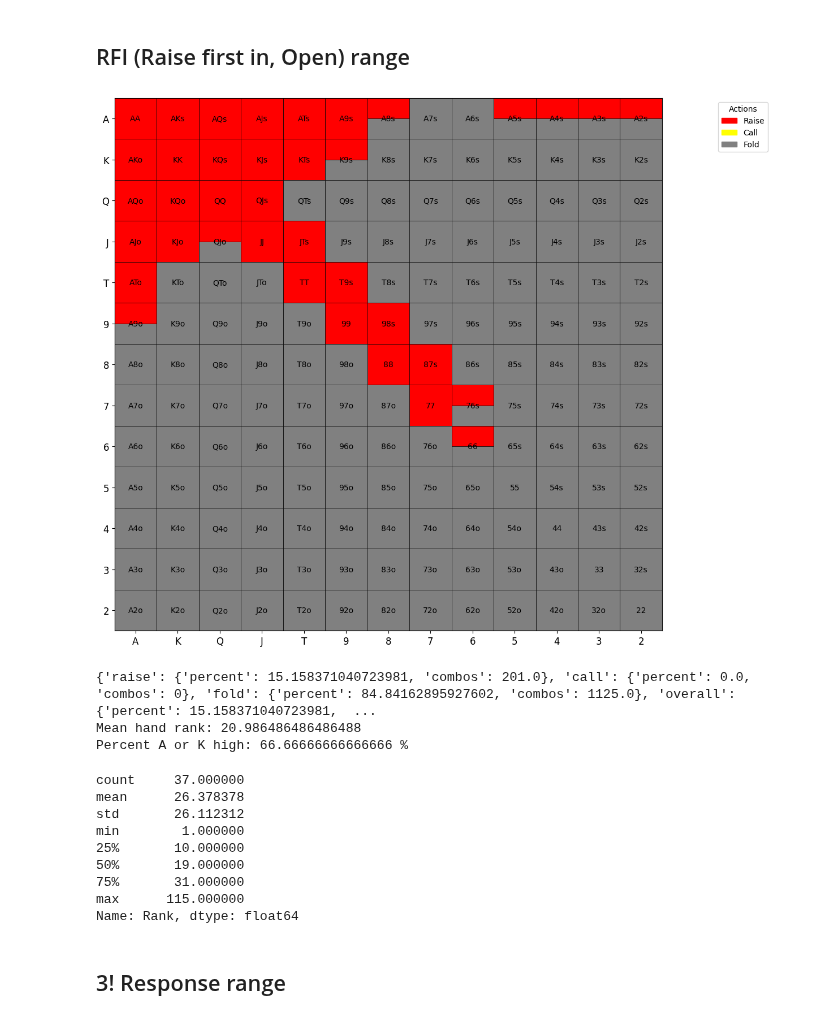
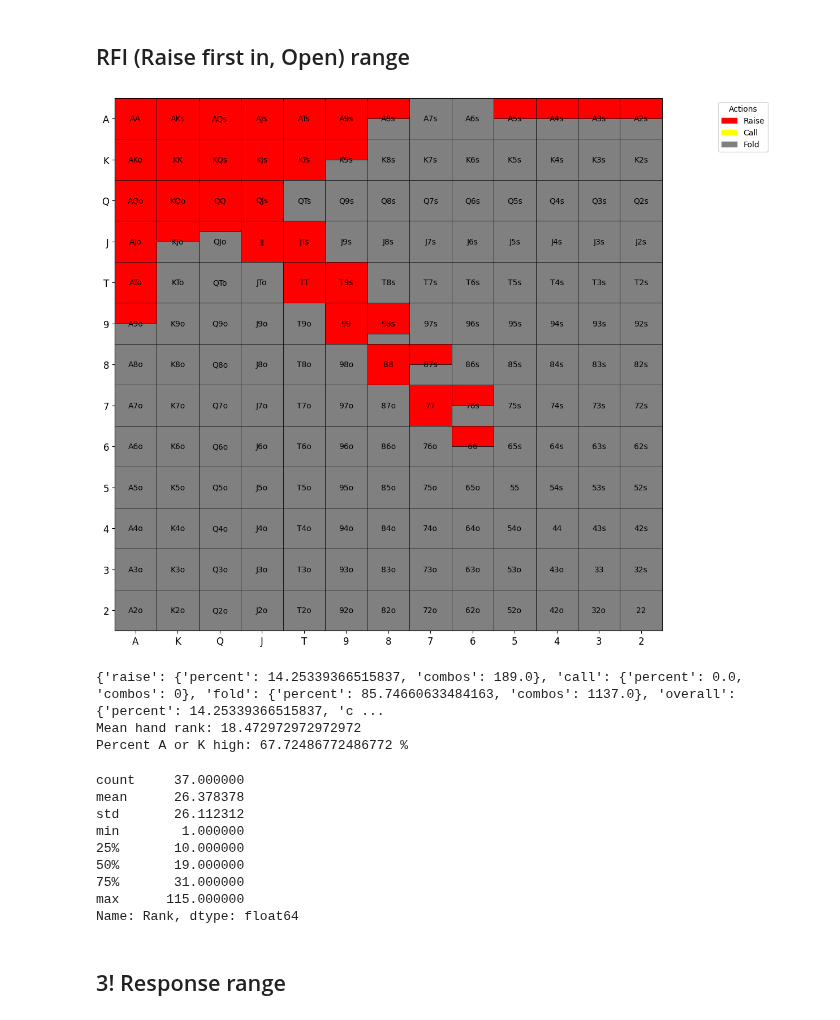
Before and after one commit to KunaalAgarwal/poker_analysis, a Jupyter notebook: src/mp1_ranges.ipynb, the cells around one changed output. Saved outputs shown, nothing was run; the diff lists cells and outputs as text; code cells hidden in the pictures.

```diff
--- a/src/mp1_ranges.ipynb
+++ b/src/mp1_ranges.ipynb
@@ -21,8 +21,8 @@ rfi_range = {
     "99": {"raise": 1.0, "call": 0.0},
     "77": {"raise": 1.0, "call": 0.0},
     "88": {"raise": 1.0, "call": 0.0},
-    "66": {"raise": 0.5, "call": 0.0},
-    "55": {"raise": 0.0, "call": 0.0}, # mixing the low pocket pairs with folds (as they infrequently call 3bets)
+    "66": {"raise": 0.5, "call": 0.0}, # can increase open frequency of 66 and 55 in non 3bet happy tables
+    "55": {"raise": 0.0, "call": 0.0},
     "44": {"raise": 0.0, "call": 0.0},
     "33": {"raise": 0.0, "call": 0.0},
     "22": {"raise": 0.0, "call": 0.0},
@@ -43,8 +43,8 @@ rfi_range = {
     "AKo": {"raise": 1.0, "call": 0.0},
     "AQo": {"raise": 1.0, "call": 0.0},
     "AJo": {"raise": 1.0, "call": 0.0},
-    "ATo": {"raise": 1.0, "call": 0.0},
-    "A9o": {"raise": 0.5, "call": 0.0},
+    "ATo": {"raise": 1.0, "call": 0.0}, # can mix this with folds this early, if table is 3betting a lot decrease the opens here
+    "A9o": {"raise": 0.5, "call": 0.0}, # same as with a10, if too many 3bets then decrease opens.
     "A8o": {"raise": 0.0, "call": 0.0},
     "A7o": {"raise": 0.0, "call": 0.0},
     "A6o": {"raise": 0.0, "call": 0.0},
@@ -55,73 +55,73 @@ rfi_range = {
 
     "KQs": {"raise": 1.0, "call": 0.0},
     "KJs": {"raise": 1.0, "call": 0.0},
-    "KTs": {"raise": 1.0, "call": 0.0},
-    "K9s": {"raise": 0.5, "call": 0.0},
+    "KTs": {"raise": 1.0, "call": 0.0}, # mindful of high 3bet tables, k10s and k9s are good opens, but often have to be folded v 3bets
+    "K9s": {"raise": 0.5, "call": 0.0}, # same as above
     "K8s": {"raise": 0.0, "call": 0.0},
     "K7s": {"raise": 0.0, "call": 0.0},
     "K6s": {"raise": 0.0, "call": 0.0},
 
     "KQo": {"raise": 1.0, "call": 0.0},
-    "KJo": {"raise": 1.0, "call": 0.0},
+    "KJo": {"raise": 0.5, "call": 0.0}, # again this frequency is table dependent. If not many 3bets then can open more frequently
     "KTo": {"raise": 0.0, "call": 0.0},
     "K9o": {"raise": 0.0, "call": 0.0},
     "K8o": {"raise": 0.0, "call": 0.0},
     "K7o": {"raise": 0.0, "call": 0.0},
 
     "QJs": {"raise": 1.0, "call": 0.0},
-    "QTs": {"raise": 0.0, "call": 0.0},
+    "QTs": {"raise": 0.0, "call": 0.0}, # can open this on tables that are low 3bet frequencies
     "Q9s": {"raise": 0.0, "call": 0.0},
     "Q8s": {"raise": 0.0, "call": 0.0},
 
-    "QJo": {"raise": 0.5, "call": 0.0},
+    "QJo": {"raise": 0.25, "call": 0.0}, # reduced frequency as this is a pure fold v most 3bets
     "QTo": {"raise": 0.0, "call": 0.0},
     "Q9o": {"raise": 0.0, "call": 0.0},
 
     "JTs": {"raise": 1.0, "call": 0.0},
-    "J9s": {"raise": 0.0, "call": 0.0},
+    "J9s": {"raise": 0.0, "call": 0.0}, # can open this on tables that are low 3bet frequencies
 
     "JTo": {"raise": 0.0, "call": 0.0},
     "J9o": {"raise": 0.0, "call": 0.0},
 
-    "T9s": {"raise": 1.0, "call": 0.0},
+    "T9s": {"raise": 1.0, "call": 0.0}, # suited connectors can be opened at lower frequencies in tables with more 3betting
     "T8s": {"raise": 0.0, "call": 0.0},
 
-    "98s": {"raise": 1.0, "call": 0.0},
+    "98s": {"raise": 0.75, "call": 0.0},
     "97s": {"raise": 0.0, "call": 0.0},
 
-    "87s": {"raise": 1.0, "call": 0.0},
+    "87s": {"raise": 0.5, "call": 0.0},
     "86s": {"raise": 0.0, "call": 0.0},
 
     "76s": {"raise": 0.5, "call": 0.0},
     "75s": {"raise": 0.0, "call": 0.0},
 
     "65s": {"raise": 0.0, "call": 0.0},
 
     "54s": {"raise": 0.0, "call": 0.0},
 
     "43s": {"raise": 0.0, "call": 0.0},
 
     "32s": {"raise": 0.0, "call": 0.0},
 }
 
 # Visualize the range
 rfi = range_construction.generate_range(rfi_range, '../ranges/mp1_ranges/mp1_rfi.png')
 rfi_distribution = range_construction.range_hand_distribution(rfi_range)
 rfi_percent_by_actions = range_construction.range_percent_by_all_actions(rfi_range)
 rfi_mean_hand_rank = range_construction.average_range_rank(rfi_range)
 
 
 print(rfi_percent_by_actions)
 print(f'Mean hand rank: {rfi_mean_hand_rank}')
 print(f'Percent A or K high: {range_construction.percent_range_high_card(rfi_range)} %')
 
 rfi_distribution[1].to_csv('../ranges/mp1_ranges/mp1_rfi_distribution.csv')
 rfi_distribution[0]
 # %% [output]
-[figure, old version]
+[figure, new version]
-{'raise': {'percent': 15.158371040723981, 'combos': 201.0}, 'call': {'percent': 0.0, 'combos': 0}, 'fold': {'percent': 84.84162895927602, 'combos': 1125.0}, 'overall': {'percent': 15.158371040723981,  ...
-Mean hand rank: 20.986486486486488
-Percent A or K high: 66.66666666666666 %
+{'raise': {'percent': 14.25339366515837, 'combos': 189.0}, 'call': {'percent': 0.0, 'combos': 0}, 'fold': {'percent': 85.74660633484163, 'combos': 1137.0}, 'overall': {'percent': 14.25339366515837, 'c ...
+Mean hand rank: 18.472972972972972
+Percent A or K high: 67.72486772486772 %
 count     37.000000
 mean      26.378378
 std       26.112312
```
Also changed, not shown: parts of 3 cells of this notebook, 9 other files.
